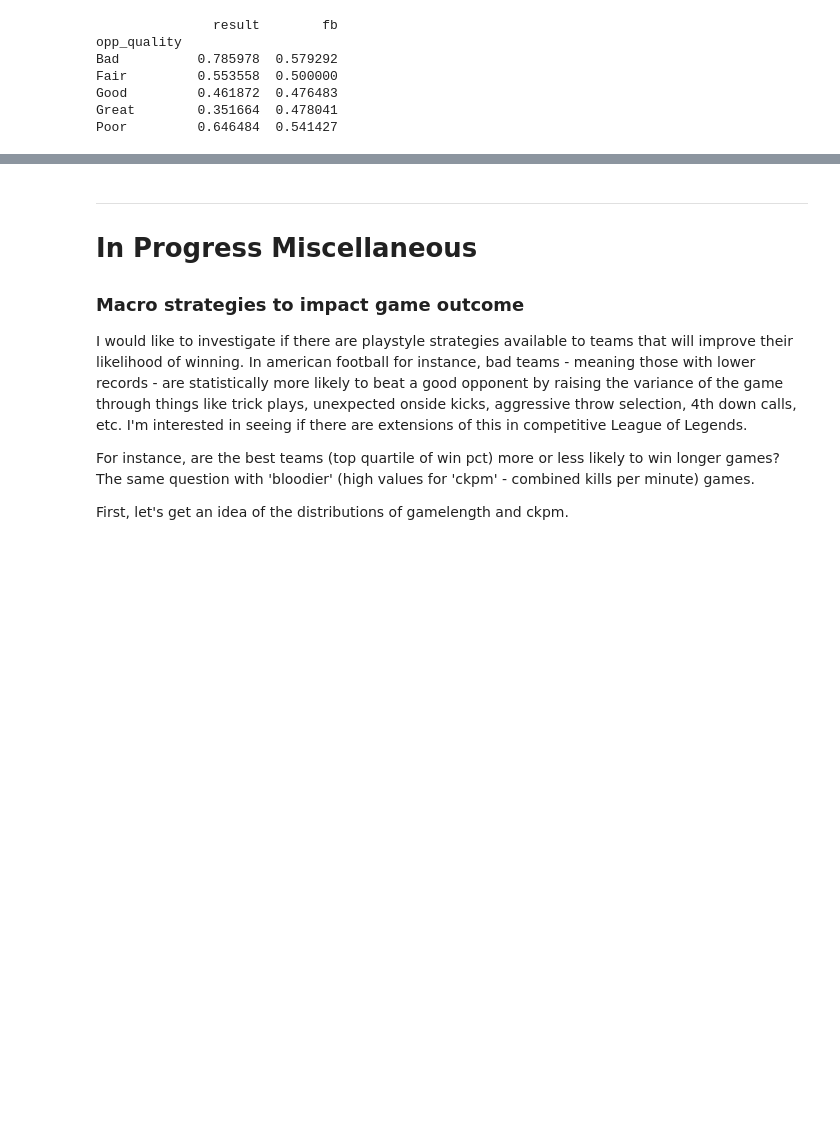
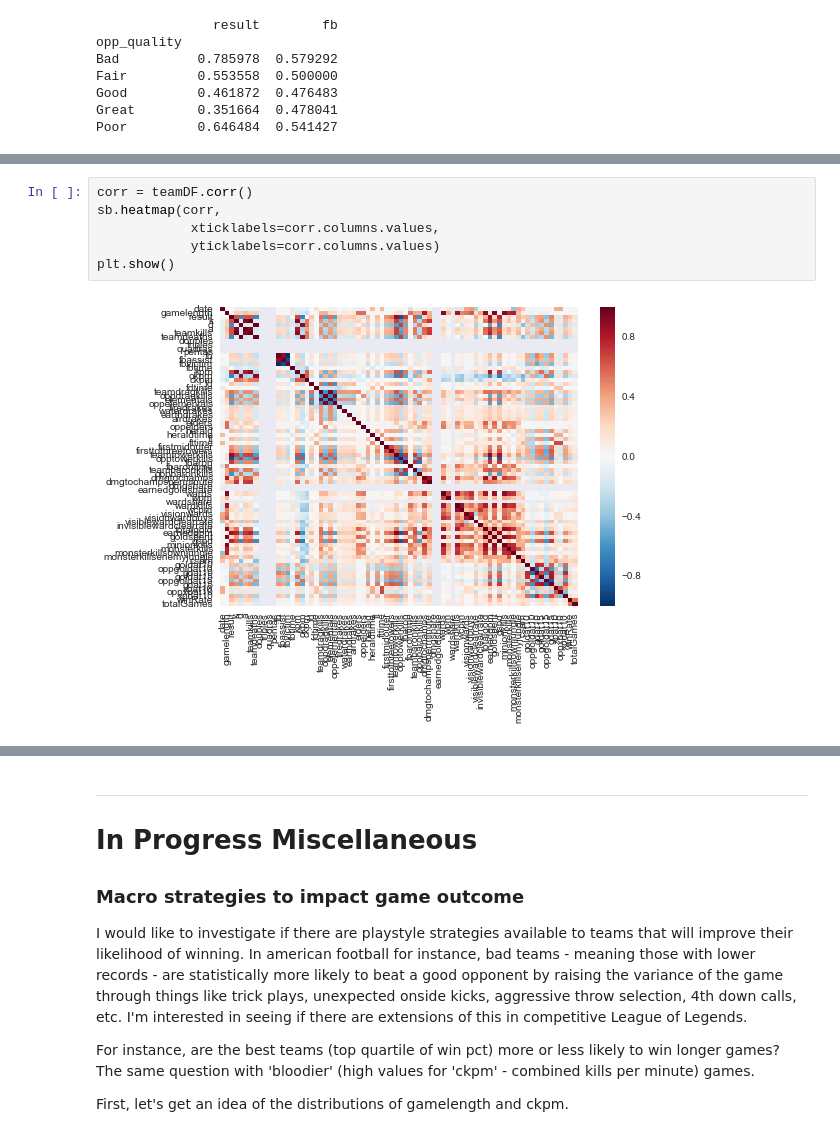
Before and after one commit to gmlander/Springboard, a Jupyter notebook: Capstone 1 EDA.ipynb, the cells around one changed output, grey strips where cells are left out. Drawn from its saved outputs; the diff is of its cells as text; blank space fills up the shorter version.

```diff
--- a/Capstone 1 EDA.ipynb
+++ b/Capstone 1 EDA.ipynb
@@ -674,0 +764,8 @@ Poor        Bad      0.356522  0.425743
+# %%
+corr = teamDF.corr()
+sb.heatmap(corr,
+            xticklabels=corr.columns.values,
+            yticklabels=corr.columns.values)
+plt.show()
+# %% [output]
+[figure, added]
```
Also changed, not shown: parts of 34 cells of this notebook.
